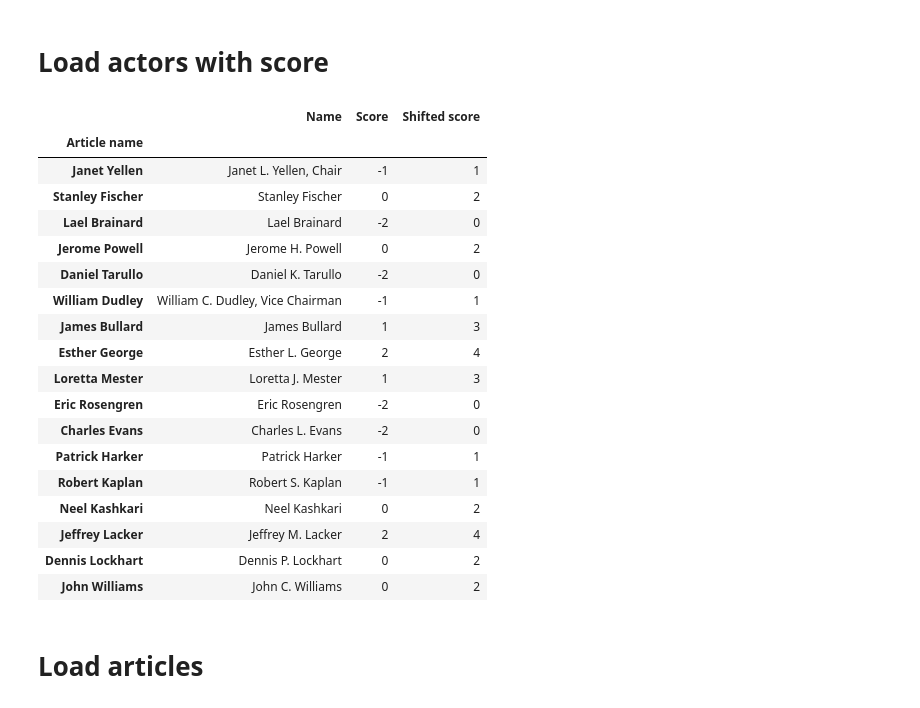
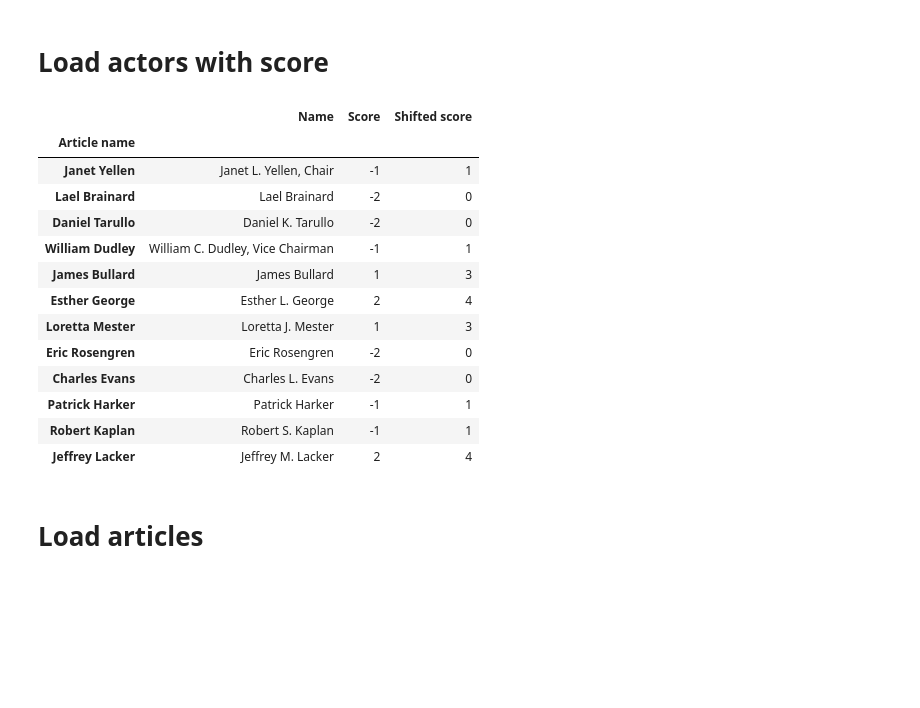
Before and after one commit to minimalgeek/Python, a Jupyter notebook: NLP/FOMC/FOMC urgency analysis 3 - SciKit Learn.ipynb, the cells around one changed output. Cells and saved outputs as stored; diff of their text form; code cells hidden in the pictures; blank space fills up the shorter version.

```diff
--- a/NLP/FOMC/FOMC urgency analysis 3 - SciKit Learn.ipynb
+++ b/NLP/FOMC/FOMC urgency analysis 3 - SciKit Learn.ipynb
@@ -12,28 +12,24 @@ from datetime import datetime
 # Load actors with score
 # %%
 actors = pd.read_csv('fomc_scorecard.csv', sep=";", index_col=3, header=0)
-# %%
-actors
-# %% [output]
-|  | Name | Score | Shifted score |
-| Article name |  |  |  |
-| Janet Yellen | Janet L. Yellen, Chair | -1 | 1 |
-| Stanley Fischer | Stanley Fischer | 0 | 2 |
-| Lael Brainard | Lael Brainard | -2 | 0 |
-| Jerome Powell | Jerome H. Powell | 0 | 2 |
-| Daniel Tarullo | Daniel K. Tarullo | -2 | 0 |
-| William Dudley | William C. Dudley, Vice Chairman | -1 | 1 |
-| James Bullard | James Bullard | 1 | 3 |
-| Esther George | Esther L. George | 2 | 4 |
-| Loretta Mester | Loretta J. Mester | 1 | 3 |
-| Eric Rosengren | Eric Rosengren | -2 | 0 |
-| Charles Evans | Charles L. Evans | -2 | 0 |
-| Patrick Harker | Patrick Harker | -1 | 1 |
-| Robert Kaplan | Robert S. Kaplan | -1 | 1 |
-| Neel Kashkari | Neel Kashkari | 0 | 2 |
-| Jeffrey Lacker | Jeffrey M. Lacker | 2 | 4 |
-| Dennis Lockhart | Dennis P. Lockhart | 0 | 2 |
-| John Williams | John C. Williams | 0 | 2 |
+# %%
+actors = actors[actors['Score'] != 0]
+actors
+# %% [output]
+|  | Name | Score | Shifted score |
+| Article name |  |  |  |
+| Janet Yellen | Janet L. Yellen, Chair | -1 | 1 |
+| Lael Brainard | Lael Brainard | -2 | 0 |
+| Daniel Tarullo | Daniel K. Tarullo | -2 | 0 |
+| William Dudley | William C. Dudley, Vice Chairman | -1 | 1 |
+| James Bullard | James Bullard | 1 | 3 |
+| Esther George | Esther L. George | 2 | 4 |
+| Loretta Mester | Loretta J. Mester | 1 | 3 |
+| Eric Rosengren | Eric Rosengren | -2 | 0 |
+| Charles Evans | Charles L. Evans | -2 | 0 |
+| Patrick Harker | Patrick Harker | -1 | 1 |
+| Robert Kaplan | Robert S. Kaplan | -1 | 1 |
+| Jeffrey Lacker | Jeffrey M. Lacker | 2 | 4 |
 # %% [markdown]
 # Load articles
 # %%
```
Also changed, not shown: parts of 12 cells of this notebook.
